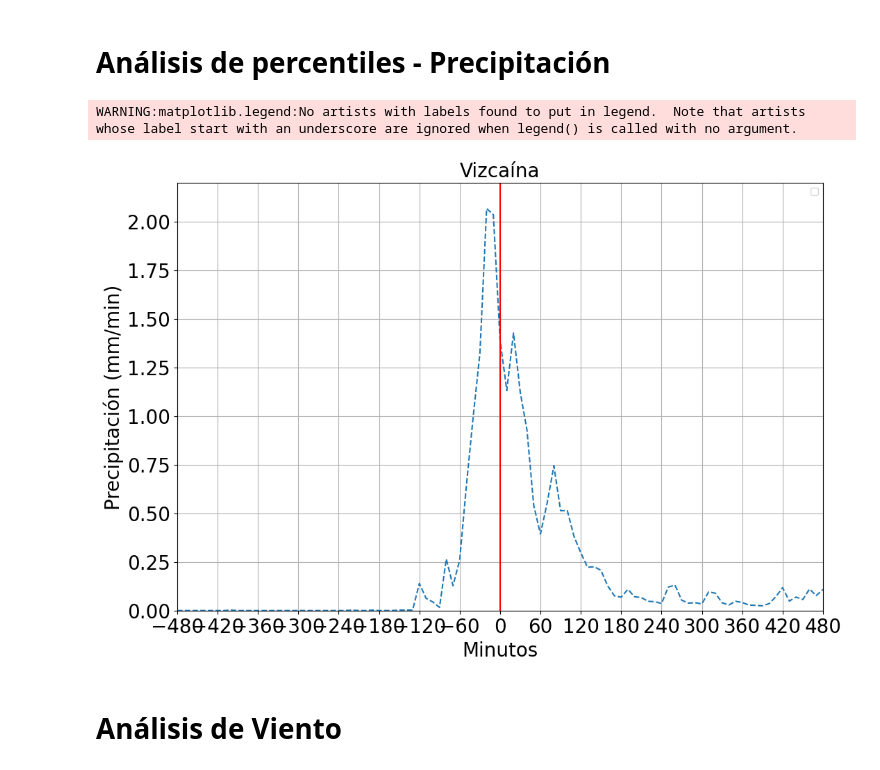
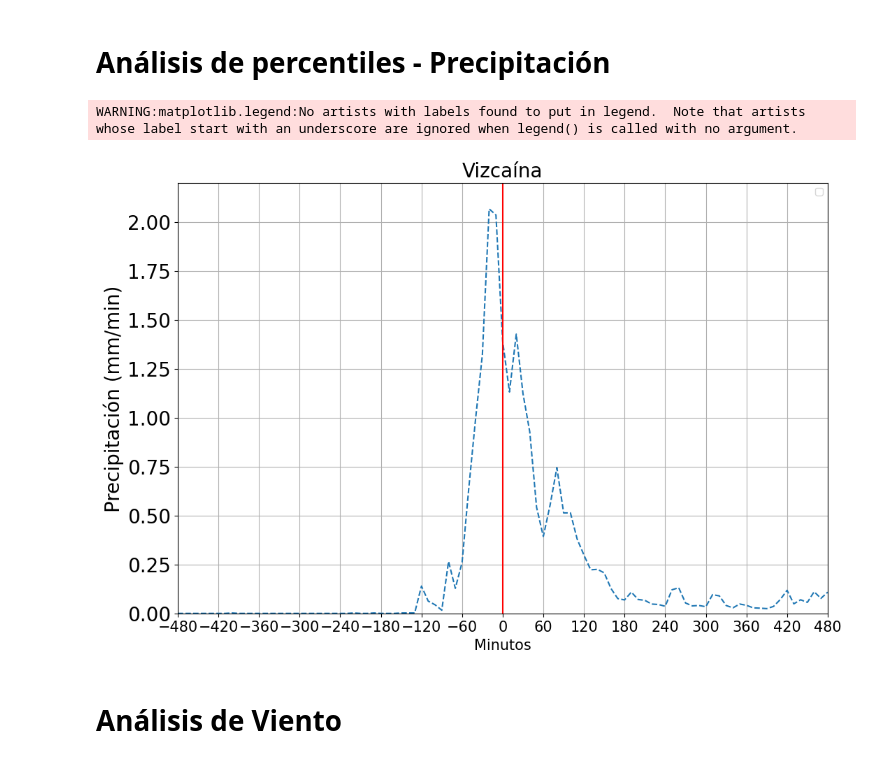
Before and after one commit to chris051091/Tesis_Maestr-a, a Jupyter notebook: anomalias/src/Anomalias_vizcaina_20h_7h.ipynb, the cells around one changed output. Cells and saved outputs as stored; diff of their text form; code cells hidden in the pictures.

```diff
--- a/anomalias/src/Anomalias_vizcaina_20h_7h.ipynb
+++ b/anomalias/src/Anomalias_vizcaina_20h_7h.ipynb
@@ -766,7 +766,7 @@ def plot_percentil_interval_prec(df, campos, campo_analizar, titulo, name_to_sav
   df['CERO'] = 0
 
   frequency = 6
-  plt.xticks(df['FECHA_POS'][::frequency],fontsize=20)
+  plt.xticks(df['FECHA_POS'][::frequency],fontsize=15)
   plt.yticks(fontsize=20)
   if not .5 in campos:
     campos.append(.5)
@@ -785,7 +785,7 @@ def plot_percentil_interval_prec(df, campos, campo_analizar, titulo, name_to_sav
   plt.ylim(0,2.2)
   if ylimit:
     plt.ylim(*ylimit)
-  plt.xlabel("Minutos", fontsize=20)
+  plt.xlabel("Minutos", fontsize=15)
   plt.ylabel(ylabel_name, fontsize=20)
   plt.title("Vizcaína", fontsize=20)
   plt.legend()
@@ -794,21 +794,21 @@ def plot_percentil_interval_prec(df, campos, campo_analizar, titulo, name_to_sav
 # %%
 list_percentil = [ 0.05, .1, .20, .25, .50, .75, .80, .90, 0.95]
 dfCrossPrecNotNan = dfCrossPrec.dropna().reset_index()
 dfPercentilPrec= dfCrossPrecNotNan.groupby("FECHA_POS")['PREC'].quantile(list_percentil).reset_index()
 dfAggPrec = dfCrossPrecNotNan.groupby("FECHA_POS").agg({"PREC" : ["mean", "std"]})
 
 dfPercentilPrec = dfPercentilPrec.pivot(index='FECHA_POS', columns='level_1')['PREC'].reset_index()
 dfPercentilPrec = dfPercentilPrec.join(dfAggPrec, "FECHA_POS")
 
 dict_names = {'title' : 'Análisis de precipitación',
               'name2save' : f'analisis_precipitacion_percentil_20h_7h_{NOMBRE_ESTACION}_{int_minutes}m.png',
               'ylabel' : 'Precipitación (mm/min)'
               }
 
-plot_percentil_interval_prec(dfPercentilPrec, [.10, .10], 'PREC', dict_names['title'], dict_names['name2save'], dict_names['ylabel'], int_minutes)
+plot_percentil_interval_prec(dfPercentilPrec, [.50, .50], 'PREC', dict_names['title'], dict_names['name2save'], dict_names['ylabel'], int_minutes)
 # %% [output]
 WARNING:matplotlib.legend:No artists with labels found to put in legend.  Note that artists whose label start with an underscore are ignored when legend() is called with no argument.
-[figure, old version]
+[figure, new version]
 # %% [markdown]
 # Análisis de Viento
 # %%
```
